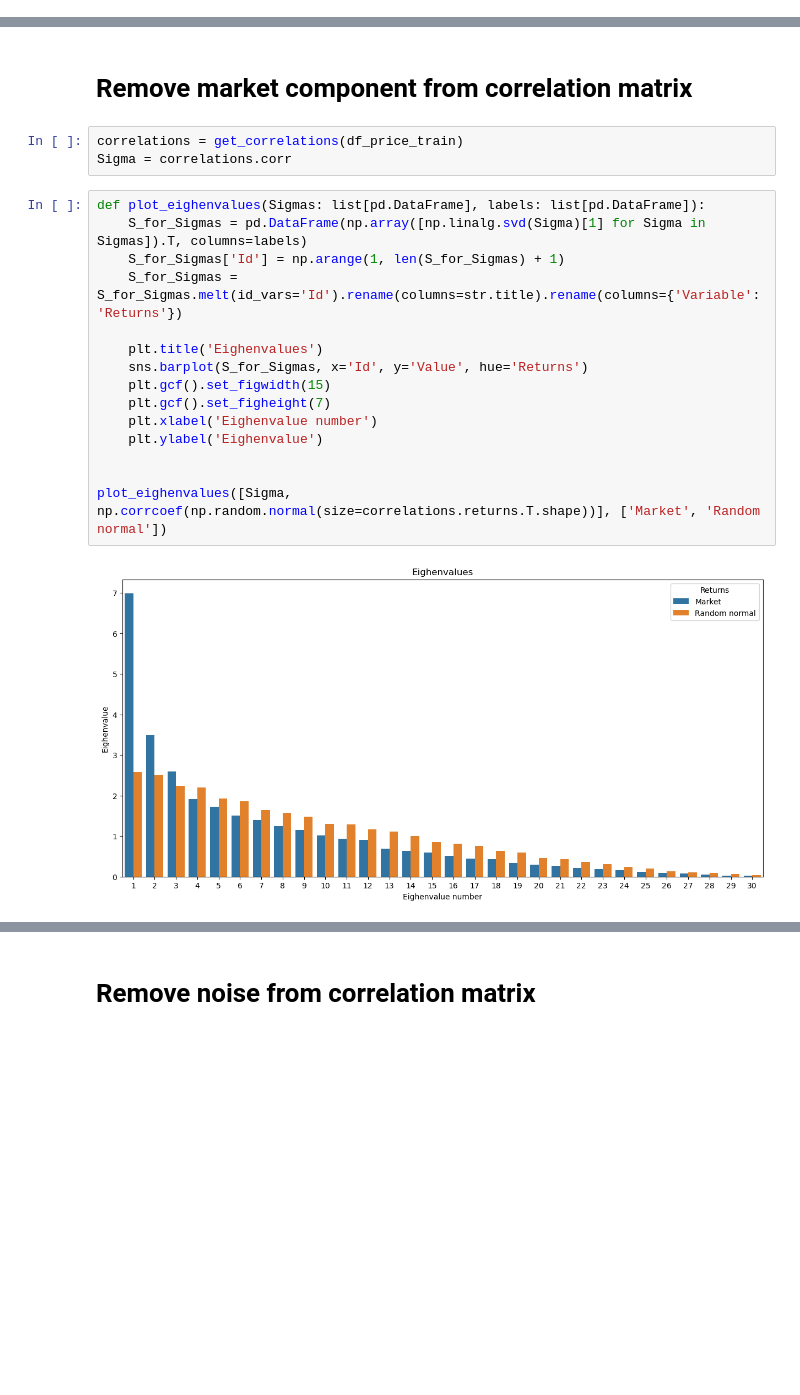
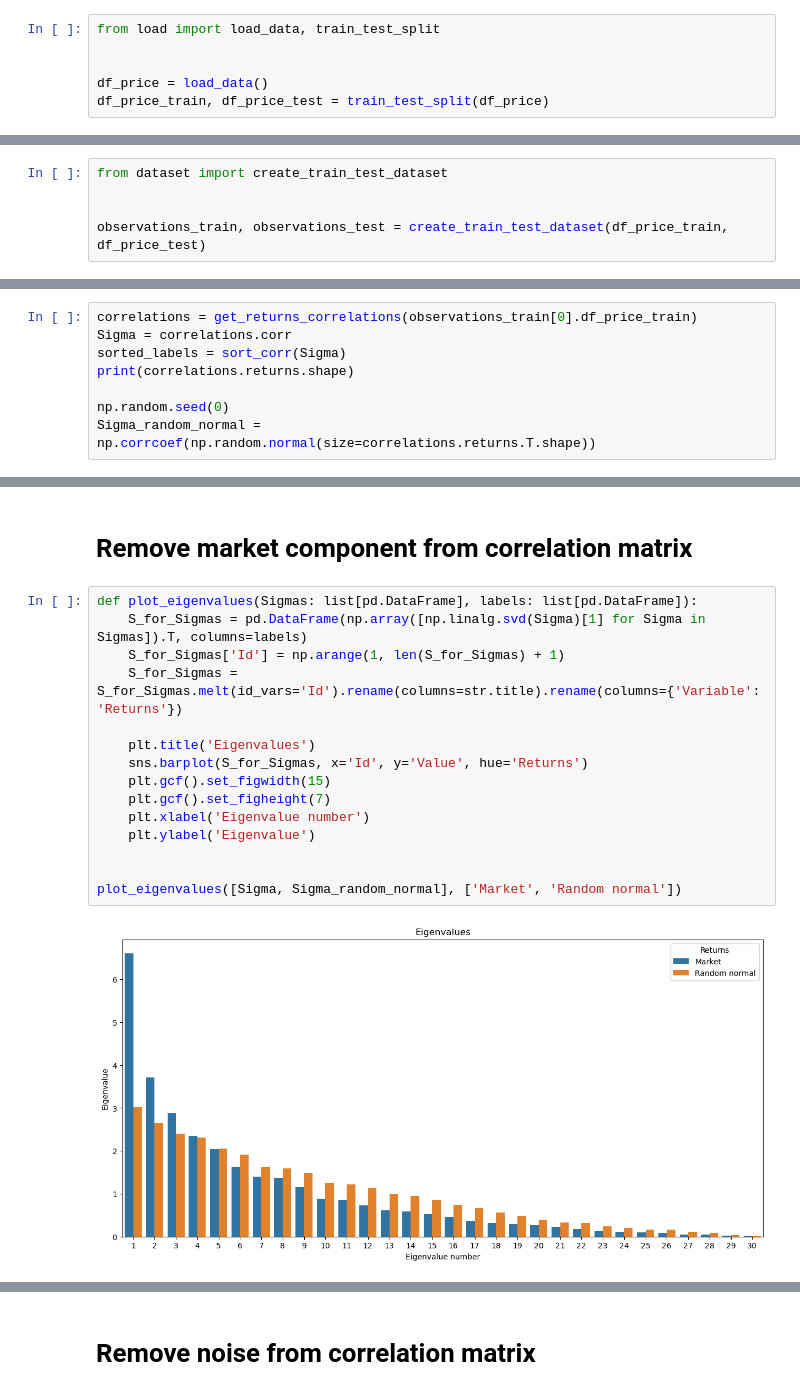
Before and after one commit to Maksim787/neurotrader, a Jupyter notebook: research/correlations.ipynb, the cells around one changed output, grey strips where cells are left out. Saved outputs shown, nothing was run; the diff lists cells and outputs as text; blank space fills up the shorter version.

```diff
--- a/research/correlations.ipynb
+++ b/research/correlations.ipynb
@@ -180,0 +21,6 @@ plot_ticker('SBER', df_price_train, df_price_test)
+# %%
+from load import load_data, train_test_split
+
+
+df_price = load_data()
+df_price_train, df_price_test = train_test_split(df_price)
@@ -540,0 +95,5 @@ information ratio        -0.204625              NaN        -0.784016
+# %%
+from dataset import create_train_test_dataset
+
+
+observations_train, observations_test = create_train_test_dataset(df_price_train, df_price_test)
@@ -540,0 +104,8 @@ information ratio        -0.204625              NaN        -0.784016
+# %%
+correlations = get_returns_correlations(observations_train[0].df_price_train)
+Sigma = correlations.corr
+sorted_labels = sort_corr(Sigma)
+print(correlations.returns.shape)
+
+np.random.seed(0)
+Sigma_random_normal = np.corrcoef(np.random.normal(size=correlations.returns.T.shape))
@@ -541,22 +114,19 @@ information ratio        -0.204625              NaN        -0.784016
 # %% [markdown]
 # Remove market component from correlation matrix
-# %%
-correlations = get_correlations(df_price_train)
-Sigma = correlations.corr
 # %%
-def plot_eighenvalues(Sigmas: list[pd.DataFrame], labels: list[pd.DataFrame]):
+def plot_eigenvalues(Sigmas: list[pd.DataFrame], labels: list[pd.DataFrame]):
     S_for_Sigmas = pd.DataFrame(np.array([np.linalg.svd(Sigma)[1] for Sigma in Sigmas]).T, columns=labels)
     S_for_Sigmas['Id'] = np.arange(1, len(S_for_Sigmas) + 1)
     S_for_Sigmas = S_for_Sigmas.melt(id_vars='Id').rename(columns=str.title).rename(columns={'Variable': 'Returns'})
 
-    plt.title('Eighenvalues')
+    plt.title('Eigenvalues')
     sns.barplot(S_for_Sigmas, x='Id', y='Value', hue='Returns')
     plt.gcf().set_figwidth(15)
     plt.gcf().set_figheight(7)
-    plt.xlabel('Eighenvalue number')
-    plt.ylabel('Eighenvalue')
+    plt.xlabel('Eigenvalue number')
+    plt.ylabel('Eigenvalue')
 
 
-plot_eighenvalues([Sigma, np.corrcoef(np.random.normal(size=correlations.returns.T.shape))], ['Market', 'Random normal'])
+plot_eigenvalues([Sigma, Sigma_random_normal], ['Market', 'Random normal'])
 # %% [output]
-[figure, old version]
+[figure, new version]
```
Also changed, not shown: parts of 39 cells of this notebook, 10 other files.
